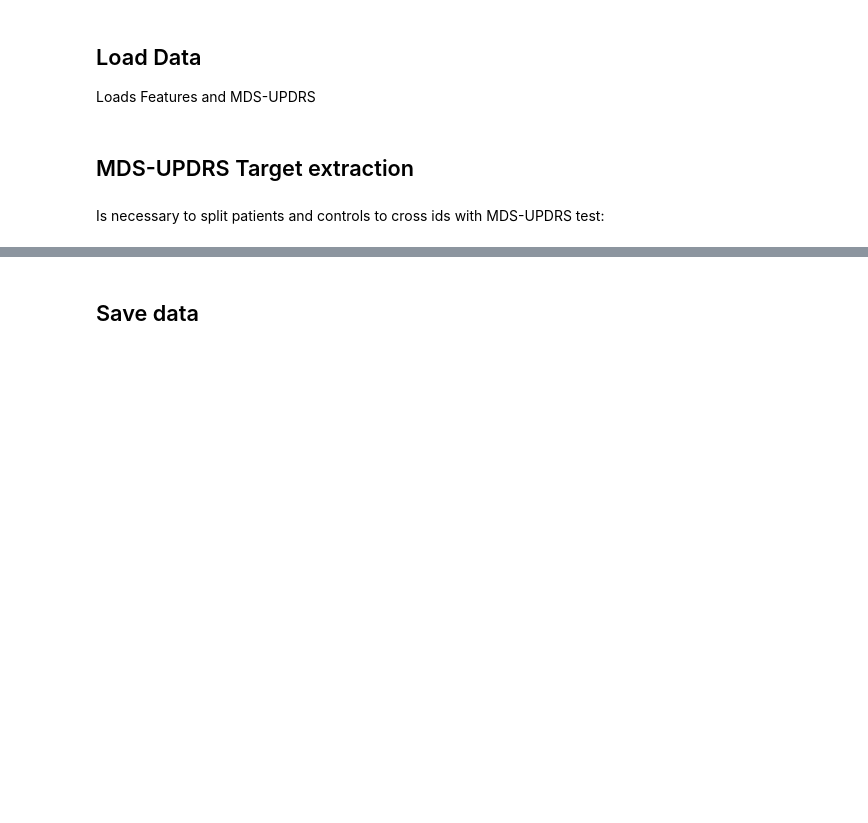
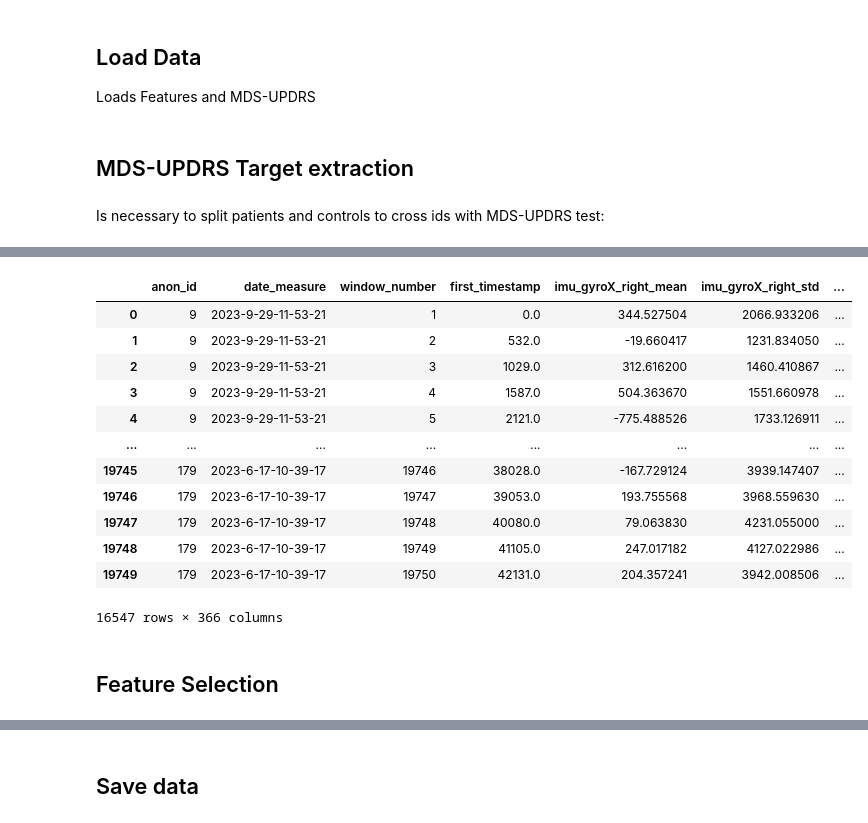
Before and after one commit to jose-2001/AIForIMUParkinsonData, a Jupyter notebook: notebooks/data_preparation/s4-features-tremor-preprocessing.ipynb, the cells around one changed output, grey strips where cells are left out. Cells and saved outputs as stored; diff of their text form; code cells hidden in the pictures; blank space fills up the shorter version.

```diff
--- a/notebooks/data_preparation/s4-features-tremor-preprocessing.ipynb
+++ b/notebooks/data_preparation/s4-features-tremor-preprocessing.ipynb
@@ -38,0 +71,2 @@ patients.dropna(inplace=True)
+# %%
+patients_mds = patients_mds[patients_mds['anon_id'].isin(intersection_ids)]
@@ -43,0 +91,4 @@ tremor_data = pd.concat([patients, controls])
+# %%
+pattern = re.compile(".*.spine")
+dropable_columns = list(filter(pattern.match, tremor_data.columns.tolist()))
+dropable_columns
@@ -44,5 +113,18 @@ tremor_data = pd.concat([patients, controls])
 # %%
-#Removal of not necessary columns of spine
-pattern = re.compile('.spine*')
-dropable_columns = [col for col in tremor_data.columns.tolist() if not re.match(col, pattern)]
 tremor_data.drop(columns=dropable_columns)
+# %% [output]
+|  | anon_id | date_measure | window_number | first_timestamp | imu_gyroX_right_mean | imu_gyroX_right_std | ... |
+| 0 | 9 | 2023-9-29-11-53-21 | 1 | 0.0 | 344.527504 | 2066.933206 | ... |
+| 1 | 9 | 2023-9-29-11-53-21 | 2 | 532.0 | -19.660417 | 1231.834050 | ... |
+| 2 | 9 | 2023-9-29-11-53-21 | 3 | 1029.0 | 312.616200 | 1460.410867 | ... |
+| 3 | 9 | 2023-9-29-11-53-21 | 4 | 1587.0 | 504.363670 | 1551.660978 | ... |
+| 4 | 9 | 2023-9-29-11-53-21 | 5 | 2121.0 | -775.488526 | 1733.126911 | ... |
+| ... | ... | ... | ... | ... | ... | ... | ... |
+| 19745 | 179 | 2023-6-17-10-39-17 | 19746 | 38028.0 | -167.729124 | 3939.147407 | ... |
+| 19746 | 179 | 2023-6-17-10-39-17 | 19747 | 39053.0 | 193.755568 | 3968.559630 | ... |
+| 19747 | 179 | 2023-6-17-10-39-17 | 19748 | 40080.0 | 79.063830 | 4231.055000 | ... |
+| 19748 | 179 | 2023-6-17-10-39-17 | 19749 | 41105.0 | 247.017182 | 4127.022986 | ... |
+| 19749 | 179 | 2023-6-17-10-39-17 | 19750 | 42131.0 | 204.357241 | 3942.008506 | ... |
+16547 rows × 366 columns
+# %% [markdown]
+## Feature Selection
```
Also changed, not shown: parts of 25 cells of this notebook.
